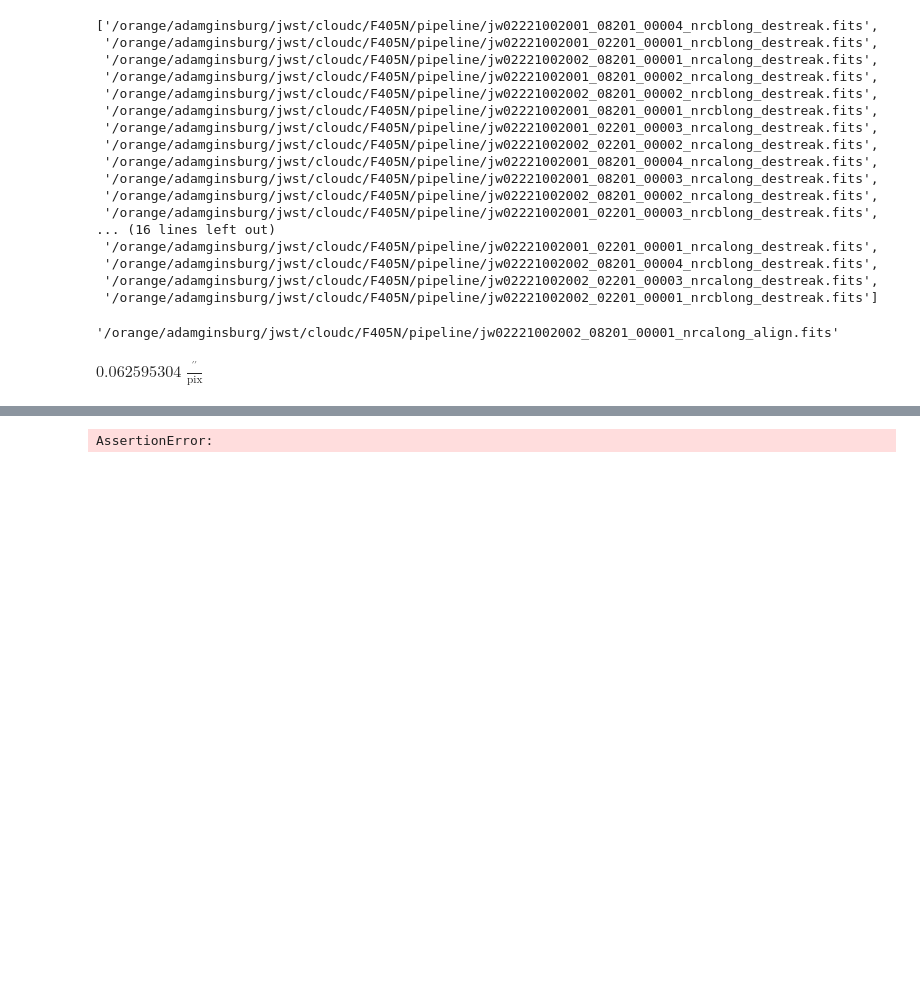
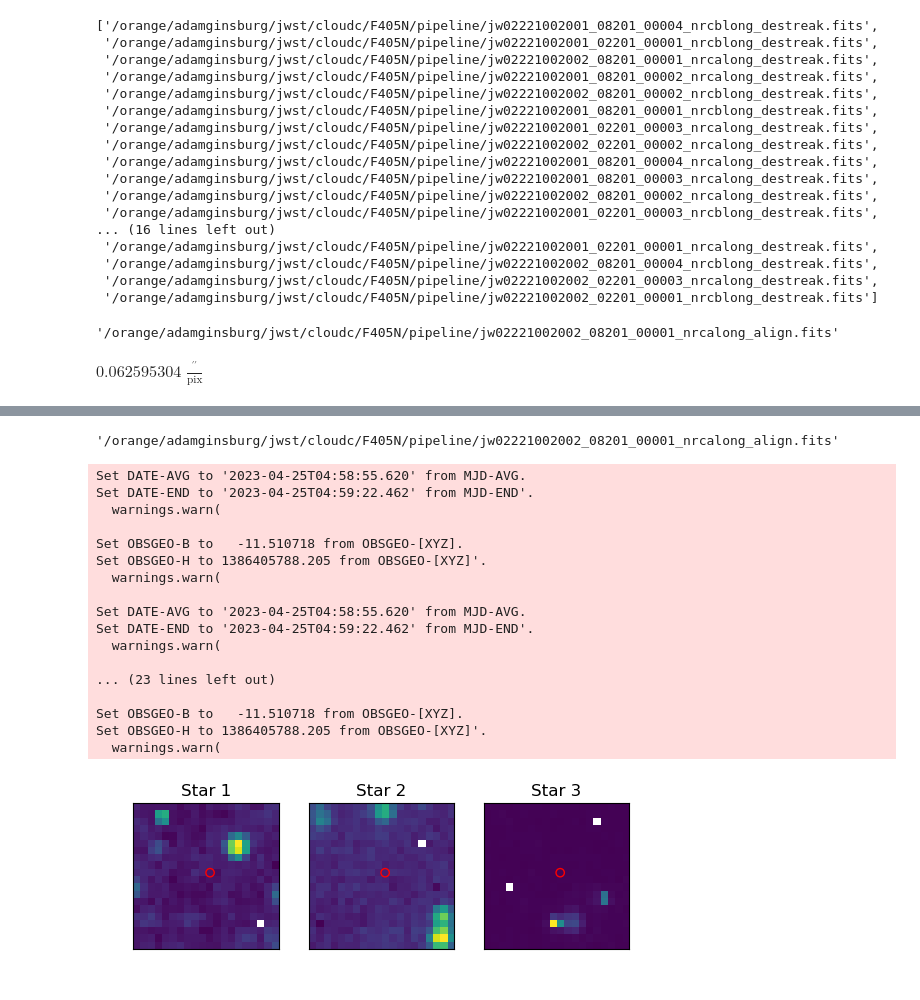
Before and after one commit to SpacialTree/brick-jwst-2221, a Jupyter notebook: reduction/manual_alignment.ipynb, the cells around one changed output, grey strips where cells are left out. Cells and saved outputs as stored; diff of their text form; code cells hidden in the pictures; blank space fills up the shorter version.

```diff
--- a/reduction/manual_alignment.ipynb
+++ b/reduction/manual_alignment.ipynb
@@ -108,3 +108,7 @@ $0.062595304 \; \mathrm{{}^{\prime\prime}}$
+# %%
+align_image
+# %% [output]
+'/orange/adamginsburg/jwst/cloudc/F405N/pipeline/jw02221002002_08201_00001_nrcalong_align.fits'
 # %%
 #01_08201_00002_nrcbl
 #star_location = SkyCoord('17:46:15.2083797761','-28:38:06.0376993433',unit=(u.hourangle,u.deg))
@@ -127,9 +131,9 @@ $0.062595304 \; \mathrm{{}^{\prime\prime}}$
 #star_location3 = SkyCoord('17:46:22.0306124391','-28:37:54.1817578554',unit=(u.hourangle,u.deg))
 
 # 2_08201_nrca
-#star_location = SkyCoord('17:46:20.4386265585','-28:31:33.2097415319',unit=(u.hourangle,u.deg))
-#star_location2 = SkyCoord('17:46:21.5464835067','-28:32:59.3212374597',unit=(u.hourangle,u.deg))
-#star_location3 = SkyCoord('17:46:27.1877425198','-28:32:50.1176777319',unit=(u.hourangle,u.deg))
+star_location = SkyCoord('17:46:20.4386265585','-28:31:33.2097415319',unit=(u.hourangle,u.deg))
+star_location2 = SkyCoord('17:46:21.5464835067','-28:32:59.3212374597',unit=(u.hourangle,u.deg))
+star_location3 = SkyCoord('17:46:27.1877425198','-28:32:50.1176777319',unit=(u.hourangle,u.deg))
 
 #1_08201_nrca
 #star_location = SkyCoord('17:46:17.4755800183','-28:33:29.4346915100',unit=(u.hourangle,u.deg))
@@ -142,9 +146,9 @@ $0.062595304 \; \mathrm{{}^{\prime\prime}}$
 #star_location3 = SkyCoord('17:46:23.7190259189','-28:34:01.0263844970',unit=(u.hourangle,u.deg))
 
 #2001_02201_00004_nrcal
-star_location = SkyCoord('17:46:18.3588098638','-28:36:07.7030895747',unit=(u.hourangle,u.deg))
-star_location2 = SkyCoord('17:46:22.4969954193','-28:35:05.0118468859',unit=(u.hourangle,u.deg))
-star_location3 = SkyCoord('17:46:18.8536627456','-28:34:38.7115616933',unit=(u.hourangle,u.deg))
+#star_location = SkyCoord('17:46:18.3588098638','-28:36:07.7030895747',unit=(u.hourangle,u.deg))
+#star_location2 = SkyCoord('17:46:22.4969954193','-28:35:05.0118468859',unit=(u.hourangle,u.deg))
+#star_location3 = SkyCoord('17:46:18.8536627456','-28:34:38.7115616933',unit=(u.hourangle,u.deg))
 
 shutil.copy(file, align_image)
 #align_image = imfile#glob.glob('mastDownload/JWST/*long*/*cal.fits')[0]
@@ -160,6 +164,8 @@ yshift = -0.3*u.arcsec
 align_fits = ImageModel(align_image)
 align_fits.meta.wcs = adjust_wcs(align_fits.meta.wcs, delta_ra = -yshift, delta_dec = -xshift)
 align_fits.save(align_image)
+
+align_fits = fits.open(align_image)
 
 align_data = fits.open(align_image)['SCI',1].data
 align_y,align_x = skycoord_to_pixel(star_location,wcs.WCS(align_fits['SCI',1],align_fits))
@@ -177,34 +183,51 @@ cutout_size=20.
 align_cutout = extract_array(align_data,(cutout_size,cutout_size),(align_x,align_y))
 norm1 = simple_norm(np.nan_to_num(align_cutout), stretch='log', max_percent=99.95, log_a=1)#simple_norm(align_cutout,stretch='linear',min_cut=-.5,max_cut=3)
 
 align_cutout2 = extract_array(align_data,(cutout_size,cutout_size),(align_x2,align_y2))
 norm2 = simple_norm(np.nan_to_num(align_cutout2), stretch='log', max_percent=99.95, log_a=1)
 
 align_cutout3 = extract_array(align_data,(cutout_size,cutout_size),(align_x3,align_y3))
 norm3 = simple_norm(np.nan_to_num(align_cutout3), stretch='log', max_percent=99.95, log_a=1)
 
 fig,axes = plt.subplots(1,3)
 axes[0].imshow(align_cutout, origin='lower',
                       norm=norm1)
 axes[0].scatter(cutout_size/2, cutout_size/2, edgecolor='r', facecolor='none')
 axes[0].set_title('Star 1')
 axes[0].tick_params(labelcolor='none',axis='both',color='none')
 
 axes[1].imshow(align_cutout2, origin='lower',
                       norm=norm2)
 axes[1].scatter(cutout_size/2, cutout_size/2, edgecolor='r', facecolor='none')
 axes[1].set_title('Star 2')
 axes[1].tick_params(labelcolor='none',axis='both',color='none')
 
 axes[2].imshow(align_cutout3, origin='lower',
                       norm=norm3)
 axes[2].scatter(cutout_size/2, cutout_size/2, edgecolor='r', facecolor='none')
 axes[2].set_title('Star 3')
 axes[2].tick_params(labelcolor='none',axis='both',color='none')
 
 plt.show()
 # %% [output]
-AssertionError:
+Set DATE-AVG to '2023-04-25T04:58:55.620' from MJD-AVG.
+Set DATE-END to '2023-04-25T04:59:22.462' from MJD-END'.
+  warnings.warn(
+
+Set OBSGEO-B to   -11.510718 from OBSGEO-[XYZ].
+Set OBSGEO-H to 1386405788.205 from OBSGEO-[XYZ]'.
+  warnings.warn(
+
+Set DATE-AVG to '2023-04-25T04:58:55.620' from MJD-AVG.
+Set DATE-END to '2023-04-25T04:59:22.462' from MJD-END'.
+  warnings.warn(
+
+... (23 lines left out)
+
+Set OBSGEO-B to   -11.510718 from OBSGEO-[XYZ].
+Set OBSGEO-H to 1386405788.205 from OBSGEO-[XYZ]'.
+  warnings.warn(
+[figure, added]
 # %%
 #.to_pandas()#.columns#[0]['Test'].split("'")[0]
 #offsets_tbl.columns
```
Also changed, not shown: parts of 10 cells of this notebook, 3 other files.
